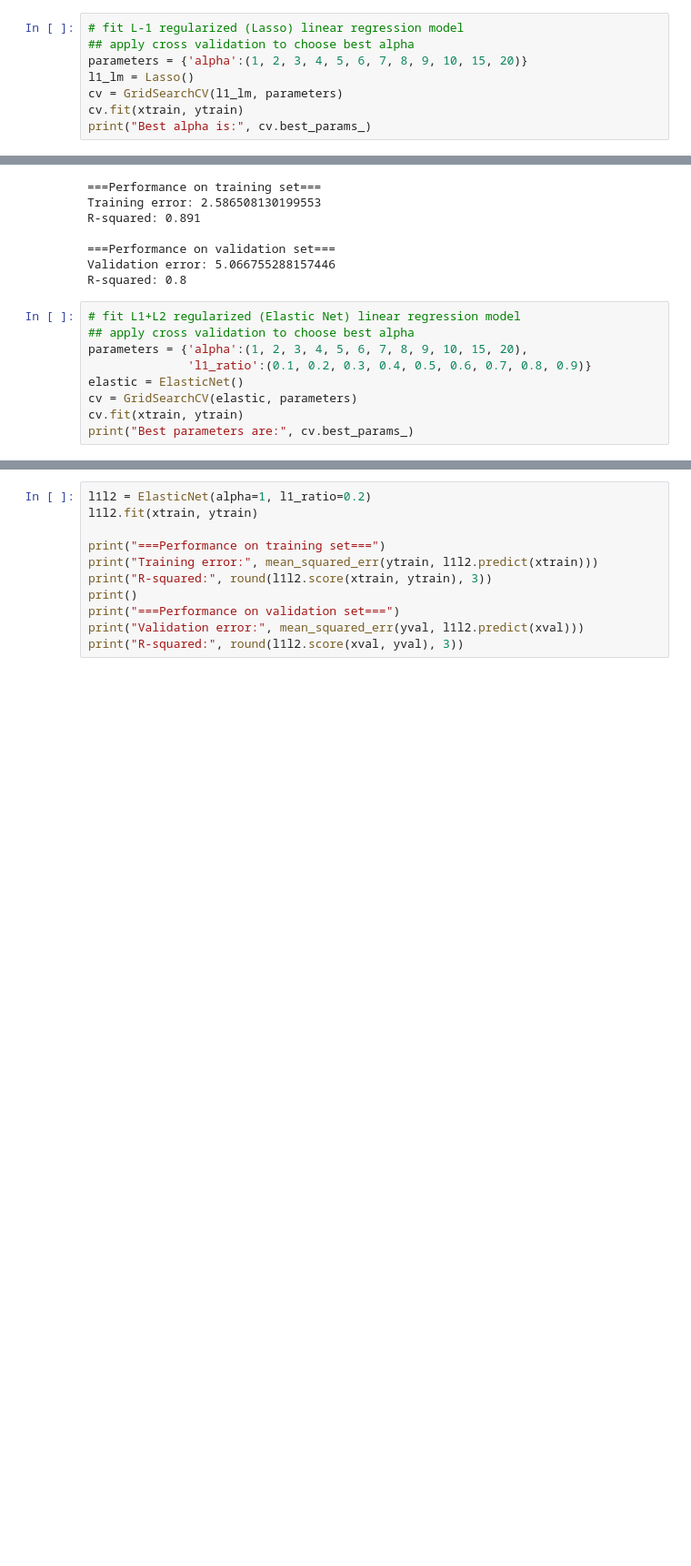
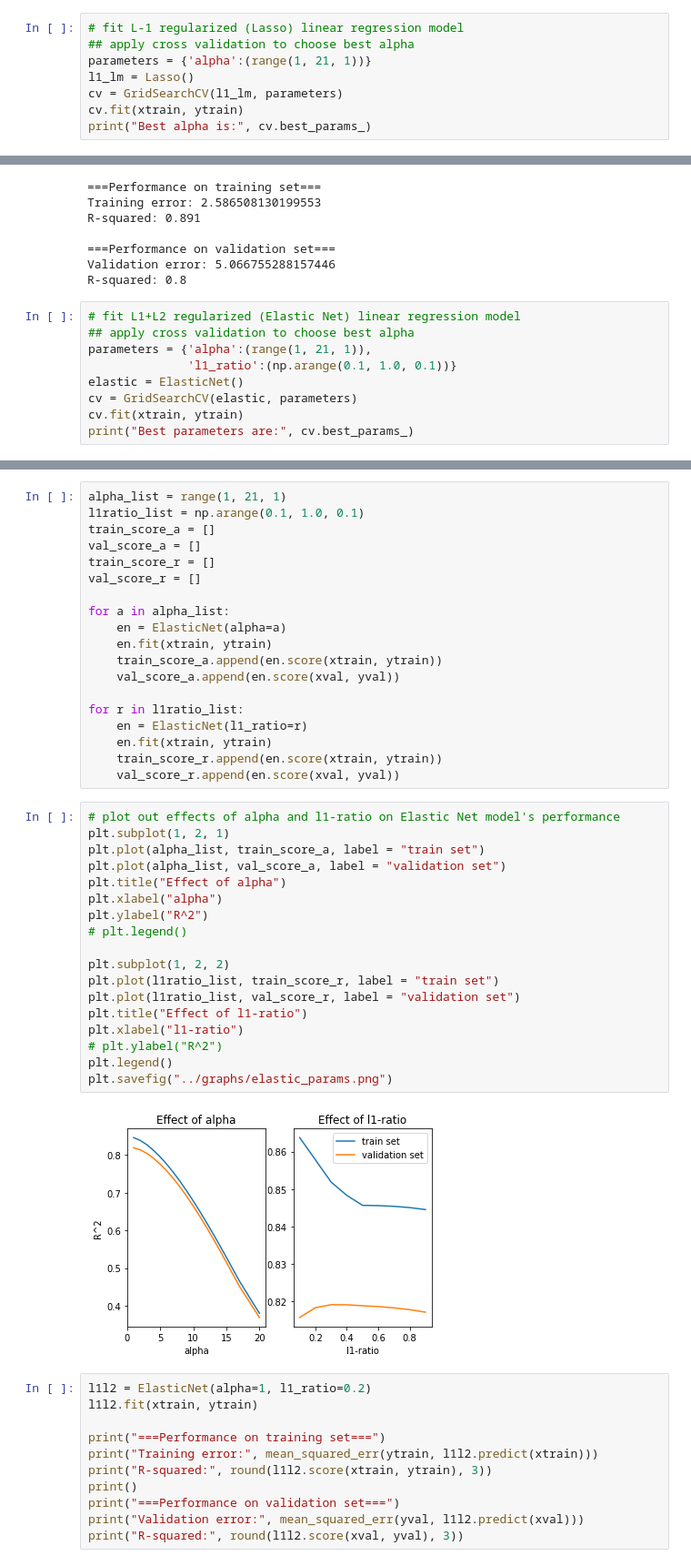
Before and after one commit to hadinh1306/feat-select_student-performance, a Jupyter notebook: src/model.ipynb, the cells around one changed output, grey strips where cells are left out. Shown: that part at 91% size. Cells and saved outputs as stored; diff of their text form; blank space fills up the shorter version.

Commit message:
Added graph to visualize effect of alpha and l1-ratio to Elastic Net model

```diff
--- a/src/model.ipynb
+++ b/src/model.ipynb
@@ -51,7 +51,7 @@ R-squared: 0.781
 # %%
 # fit L-1 regularized (Lasso) linear regression model
 ## apply cross validation to choose best alpha
-parameters = {'alpha':(1, 2, 3, 4, 5, 6, 7, 8, 9, 10, 15, 20)}
+parameters = {'alpha':(range(1, 21, 1))}
 l1_lm = Lasso()
 cv = GridSearchCV(l1_lm, parameters)
 cv.fit(xtrain, ytrain)
@@ -108,8 +108,8 @@ R-squared: 0.8
 # %%
 # fit L1+L2 regularized (Elastic Net) linear regression model
 ## apply cross validation to choose best alpha
-parameters = {'alpha':(1, 2, 3, 4, 5, 6, 7, 8, 9, 10, 15, 20),
-              'l1_ratio':(0.1, 0.2, 0.3, 0.4, 0.5, 0.6, 0.7, 0.8, 0.9)}
+parameters = {'alpha':(range(1, 21, 1)),
+              'l1_ratio':(np.arange(0.1, 1.0, 0.1))}
 elastic = ElasticNet()
 cv = GridSearchCV(elastic, parameters)
 cv.fit(xtrain, ytrain)
@@ -119,3 +119,42 @@ Best parameters are: {'alpha': 1, 'l1_ratio': 0.2}
+# %%
+alpha_list = range(1, 21, 1)
+l1ratio_list = np.arange(0.1, 1.0, 0.1)
+train_score_a = []
+val_score_a = []
+train_score_r = []
+val_score_r = []
+
+for a in alpha_list:
+    en = ElasticNet(alpha=a)
+    en.fit(xtrain, ytrain)
+    train_score_a.append(en.score(xtrain, ytrain))
+    val_score_a.append(en.score(xval, yval))
+
+for r in l1ratio_list:
+    en = ElasticNet(l1_ratio=r)
+    en.fit(xtrain, ytrain)
+    train_score_r.append(en.score(xtrain, ytrain))
+    val_score_r.append(en.score(xval, yval))
+# %%
+# plot out effects of alpha and l1-ratio on Elastic Net model's performance
+plt.subplot(1, 2, 1)
+plt.plot(alpha_list, train_score_a, label = "train set")
+plt.plot(alpha_list, val_score_a, label = "validation set")
+plt.title("Effect of alpha")
+plt.xlabel("alpha")
+plt.ylabel("R^2")
+# plt.legend()
+
+plt.subplot(1, 2, 2)
+plt.plot(l1ratio_list, train_score_r, label = "train set")
+plt.plot(l1ratio_list, val_score_r, label = "validation set")
+plt.title("Effect of l1-ratio")
+plt.xlabel("l1-ratio")
+# plt.ylabel("R^2")
+plt.legend()
+plt.savefig("../graphs/elastic_params.png")
+# %% [output]
+[figure, added]
 # %%
 l1l2 = ElasticNet(alpha=1, l1_ratio=0.2)
 l1l2.fit(xtrain, ytrain)
```
Also changed, not shown: parts of 1 cell of this notebook, 1 other file.
